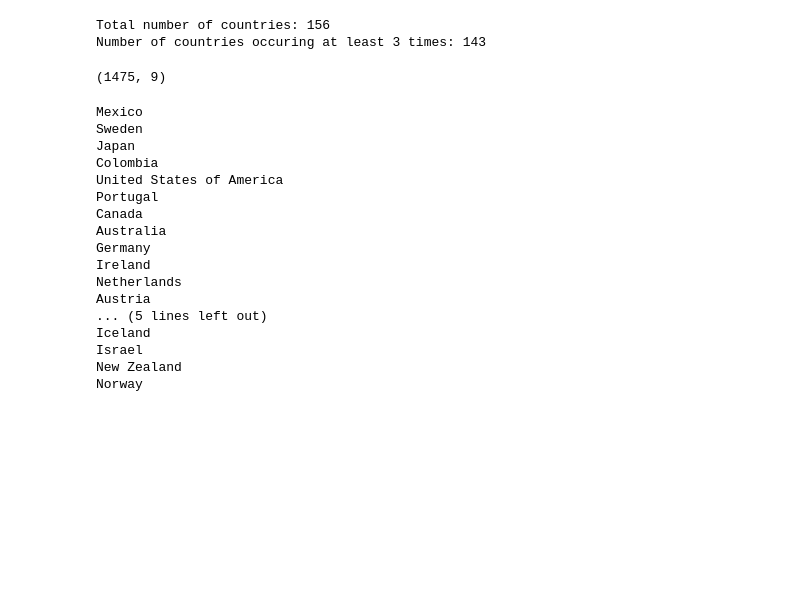
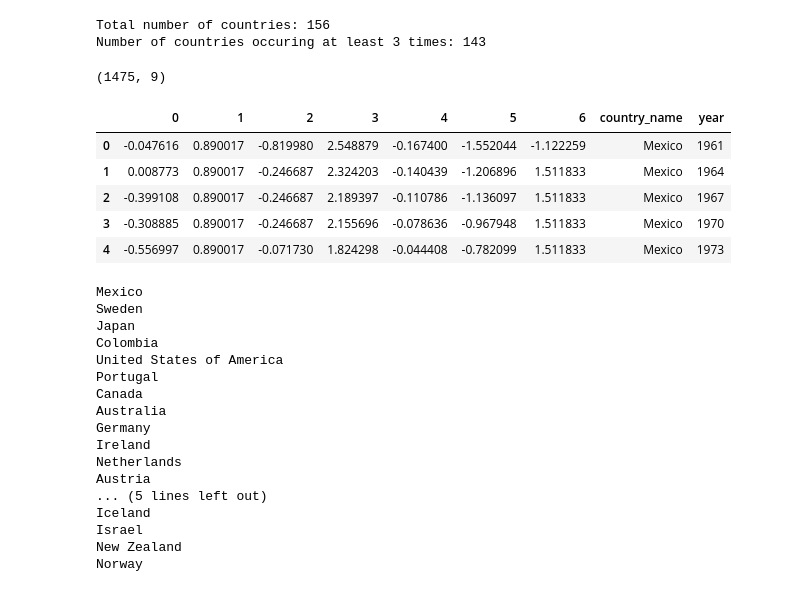
Before and after one commit to lionelsaxer/DLSS, a Jupyter notebook: Final_Essay_DLSS.ipynb, the cells around one changed output. Drawn from its saved outputs; the diff is of its cells as text; code cells hidden in the pictures; blank space fills up the shorter version.

```diff
--- a/Final_Essay_DLSS.ipynb
+++ b/Final_Essay_DLSS.ipynb
@@ -91,10 +111,39 @@ print(
 # %% [output]
 Total number of countries: 156
 Number of countries occuring at least 3 times: 143
-# %%
-df_vdem.shape
-# %% [output]
-(1475, 9)
+# %%
+# check shape of data after removing NAs
+df_vdem.shape
+# %% [output]
+(1475, 9)
+# %%
+# normalize data
+df_select = df_vdem.drop(["country_name", "year"], axis=1)
+raw_data = df_select.to_numpy()
+
+num_train_samples = int(0.5 * len(raw_data))
+num_val_samples = int(0.25 * len(raw_data))
+num_test_samples = len(raw_data) - num_train_samples - num_val_samples
+
+mean = raw_data[:num_train_samples].mean(axis=0)
+raw_data -= mean
+std = raw_data[:num_train_samples].std(axis=0)
+raw_data /= std
+
+df_raw = pd.DataFrame(raw_data)
+df_raw = df_raw.reset_index(drop=True)
+df_vdem = df_vdem.reset_index(drop=True)
+
+df_raw = pd.concat([df_raw, df_vdem[["country_name", "year"]]], axis=1)
+# %%
+df_raw.head()
+# %% [output]
+|  | 0 | 1 | 2 | 3 | 4 | 5 | 6 | country_name | year |
+| 0 | -0.047616 | 0.890017 | -0.819980 | 2.548879 | -0.167400 | -1.552044 | -1.122259 | Mexico | 1961 |
+| 1 | 0.008773 | 0.890017 | -0.246687 | 2.324203 | -0.140439 | -1.206896 | 1.511833 | Mexico | 1964 |
+| 2 | -0.399108 | 0.890017 | -0.246687 | 2.189397 | -0.110786 | -1.136097 | 1.511833 | Mexico | 1967 |
+| 3 | -0.308885 | 0.890017 | -0.246687 | 2.155696 | -0.078636 | -0.967948 | 1.511833 | Mexico | 1970 |
+| 4 | -0.556997 | 0.890017 | -0.071730 | 1.824298 | -0.044408 | -0.782099 | 1.511833 | Mexico | 1973 |
 # %%
 def merge(data1, data2):
   x1, y1 = data1
```
Also changed, not shown: parts of 21 cells of this notebook.
